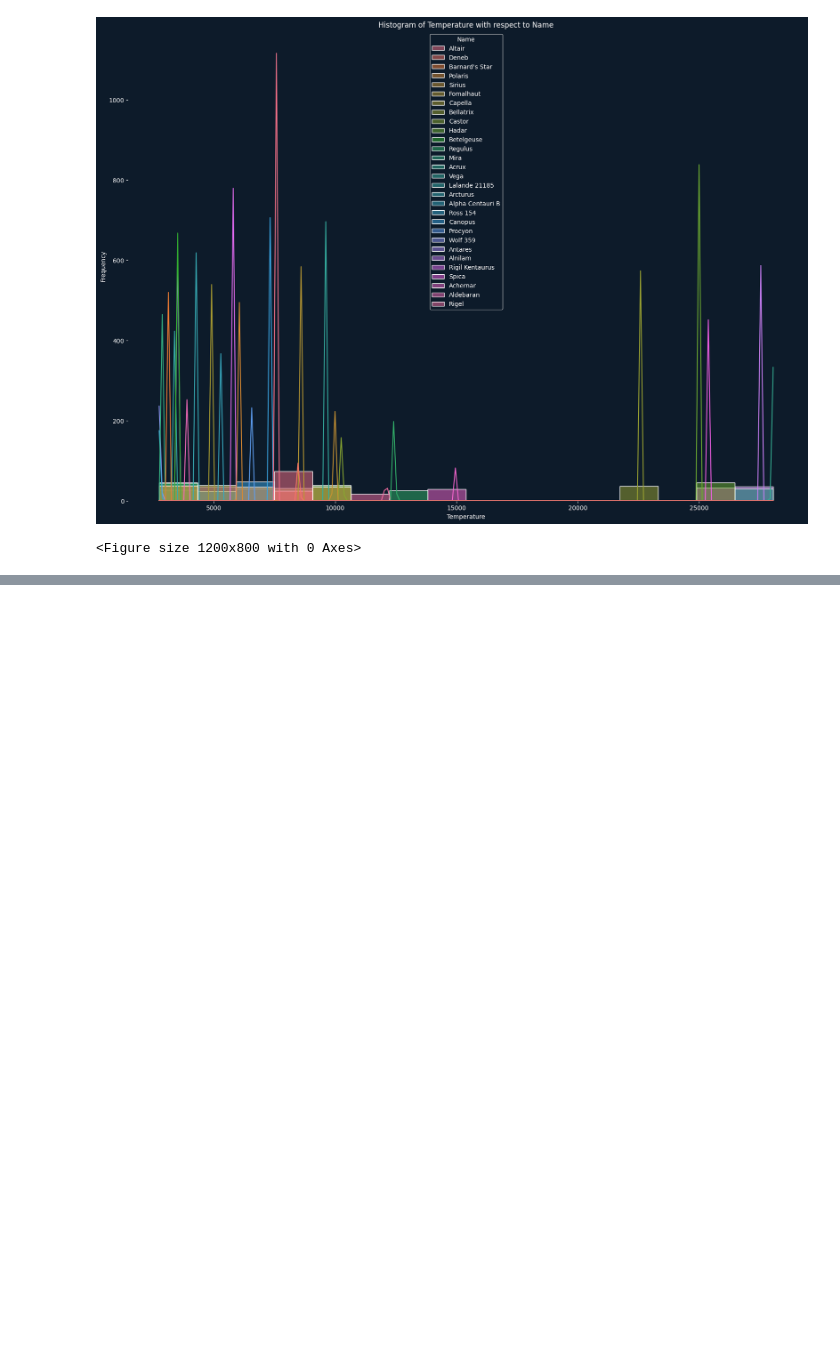
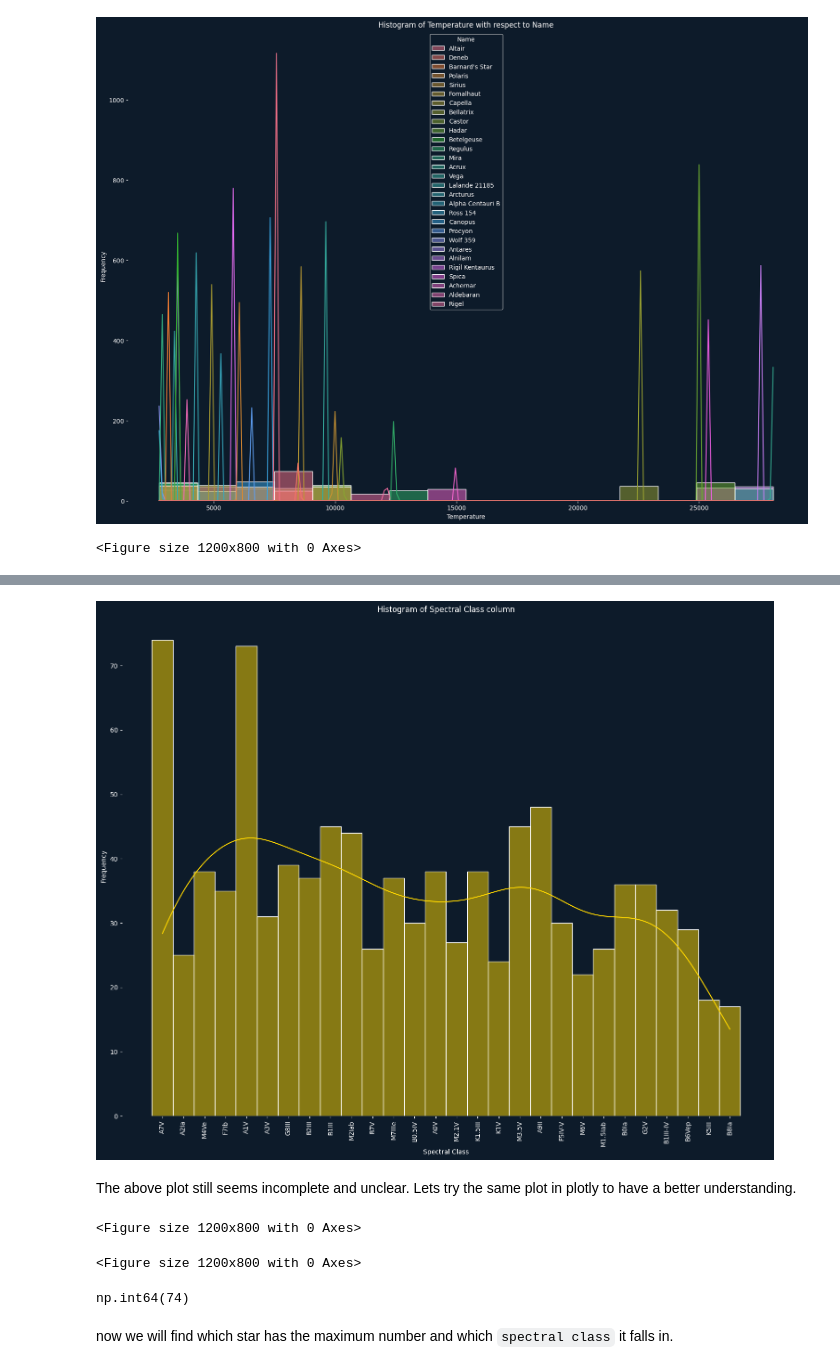
Before and after one commit to faizan-yousaf/Stellar_Insight, a Jupyter notebook: stars.ipynb, the cells around one changed output, grey strips where cells are left out. Cells and saved outputs as stored; diff of their text form; code cells hidden in the pictures; blank space fills up the shorter version.

```diff
--- a/stars.ipynb
+++ b/stars.ipynb
@@ -901,0 +933,35 @@ fig.show()
+# %%
+# lets make the same plot in seaborn:
+
+plt.figure(figsize=(18,14))
+sns.histplot(df['Spectral Class'], kde=True, color='gold')
+plt.title("Histogram of Spectral Class column")
+plt.xlabel("Spectral Class")
+plt.xticks(rotation=90)
+plt.ylabel("Frequency")
+plt.show()
+# %% [output]
+[figure, added]
+# %% [markdown]
+The above plot still seems incomplete and unclear. Lets try the same plot in plotly to have a better understanding.
+# %%
+fig = plt.figure(figsize=(12, 8))
+fig = px.histogram(df, x='Spectral Class', title='Histogram of Spectral Class column')
+fig.show()
+# %% [output]
+<Figure size 1200x800 with 0 Axes>
+# %%
+# now we will draw the same plot with respect to the name column:
+fig = plt.figure(figsize=(12, 8))
+fig = px.histogram(df, x='Spectral Class', color='Name', title='Histogram of Spectral Class with respect to Name')
+fig.show()
+# %% [output]
+<Figure size 1200x800 with 0 Axes>
+# %%
+# now we will check which stars classification based on spectral class:
+
+df['Spectral Class'].value_counts().max()
+# %% [output]
+np.int64(74)
+# %% [markdown]
+now we will find which star has the maximum number and which `spectral class` it falls in.
```
Also changed, not shown: parts of 18 cells of this notebook.
